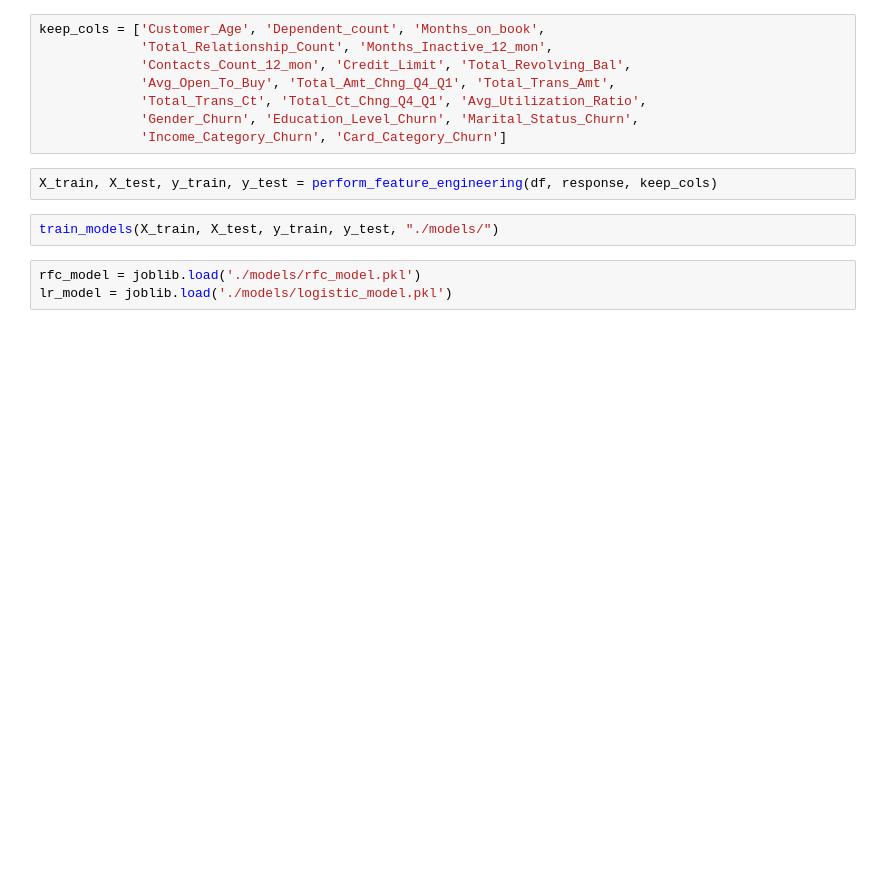
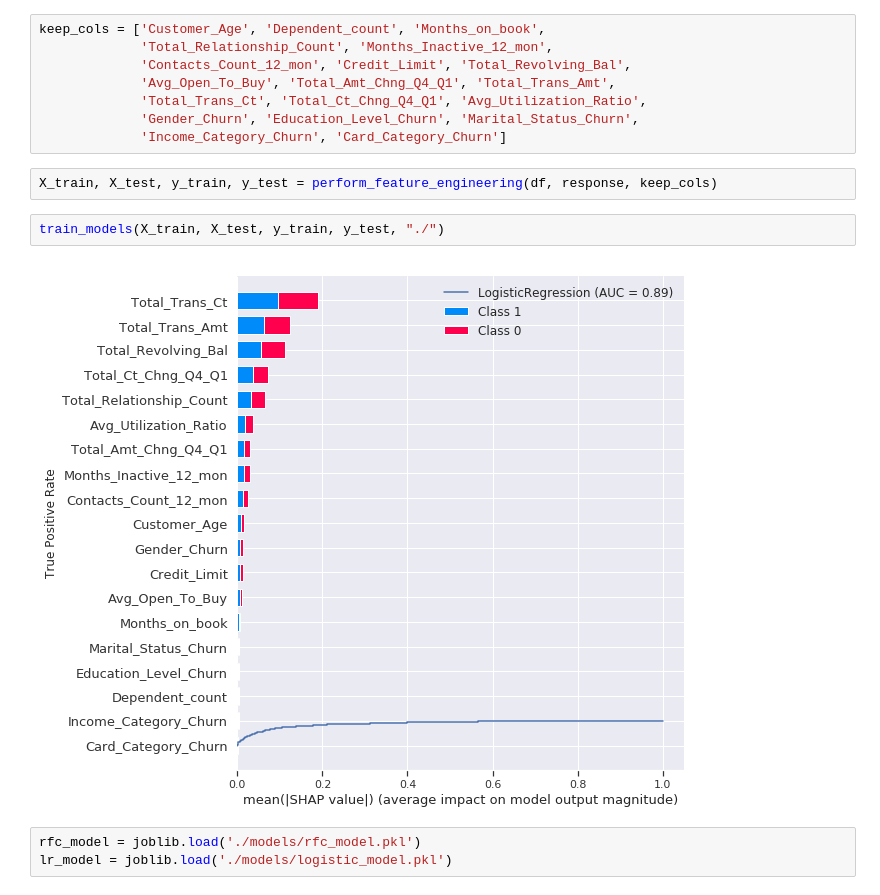
Before and after one commit to AmandaWorker/Customer_Churn, a Jupyter notebook: churn_notebook_AW.ipynb, the cells around one changed output. Drawn from its saved outputs; the diff is of its cells as text; blank space fills up the shorter version.

Commit message:
fixed train_models
Now includes creation of all images

```diff
--- a/churn_notebook_AW.ipynb
+++ b/churn_notebook_AW.ipynb
@@ -110,7 +111,9 @@ keep_cols = ['Customer_Age', 'Dependent_count', 'Months_on_book',
 # %%
 X_train, X_test, y_train, y_test = perform_feature_engineering(df, response, keep_cols)
 # %%
-train_models(X_train, X_test, y_train, y_test, "./models/")
+train_models(X_train, X_test, y_train, y_test, "./")
+# %% [output]
+[figure, added]
 # %%
 rfc_model = joblib.load('./models/rfc_model.pkl')
 lr_model = joblib.load('./models/logistic_model.pkl')
```
Also changed, not shown: parts of 10 cells of this notebook, 2 other files.
